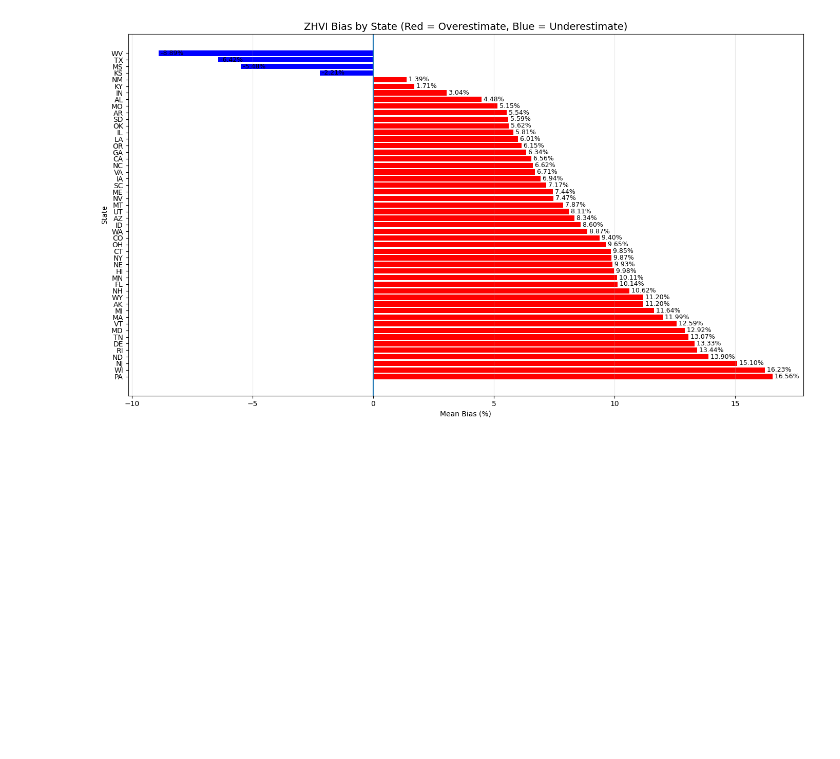
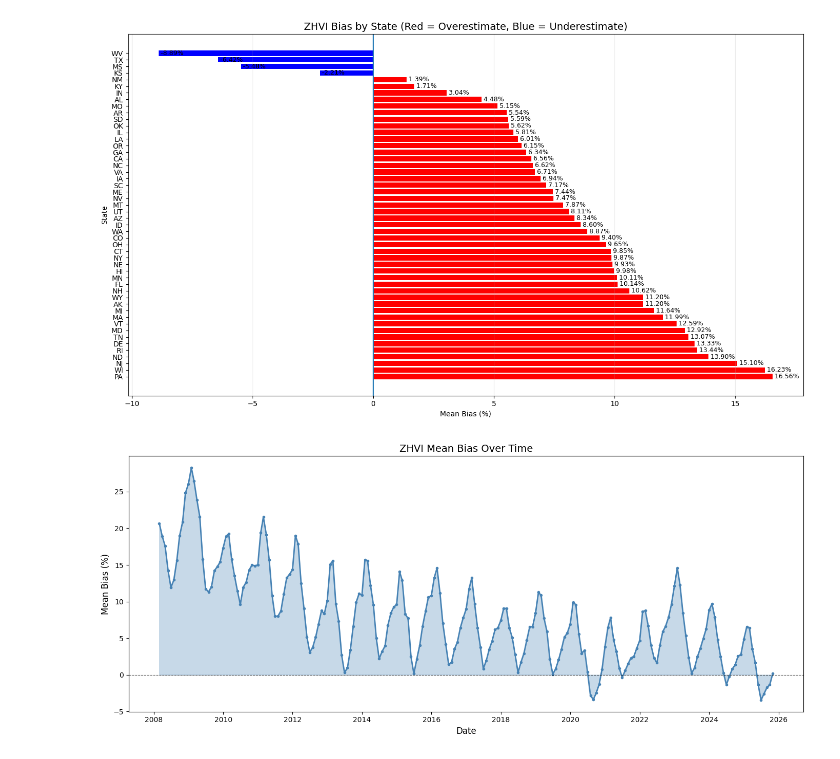
Before and after one commit to odehamer/cs577-project, a Jupyter notebook: project.ipynb, the cells around one changed output. Drawn from its saved outputs; the diff is of its cells as text; code cells hidden in the pictures; blank space fills up the shorter version.

Commit message:
Found loss funcitons of ZHVI compared to median sale price

```diff
--- a/project.ipynb
+++ b/project.ipynb
@@ -121,3 +122,24 @@ State  Mean Bias %  Sample Size
    TX    -6.418267         4302
    WV    -8.887432          426
 [figure]
+# %%
+# calculate bias over time
+time_bias = merged.groupby('date')['rel_diff'].agg(['mean', 'count']).reset_index()
+time_bias.columns = ['Date', 'Mean Bias', 'Sample Size']
+time_bias['Mean Bias %'] = time_bias['Mean Bias'] * 100
+
+# create visualization
+fig, ax = plt.subplots(figsize=(14, 6))
+
+ax.plot(time_bias['Date'], time_bias['Mean Bias %'], linewidth=2, color='steelblue', marker='o', markersize=3)
+ax.axhline(y=0, color='black', linestyle='--', linewidth=0.8, alpha=0.7)
+ax.fill_between(time_bias['Date'], time_bias['Mean Bias %'], 0, alpha=0.3, color='steelblue')
+
+ax.set_xlabel('Date', fontsize=12)
+ax.set_ylabel('Mean Bias (%)', fontsize=12)
+ax.set_title('ZHVI Mean Bias Over Time', fontsize=14)
+
+plt.tight_layout()
+plt.show()
+# %% [output]
+[figure, added]
```
Also changed, not shown: parts of 2 cells of this notebook.
